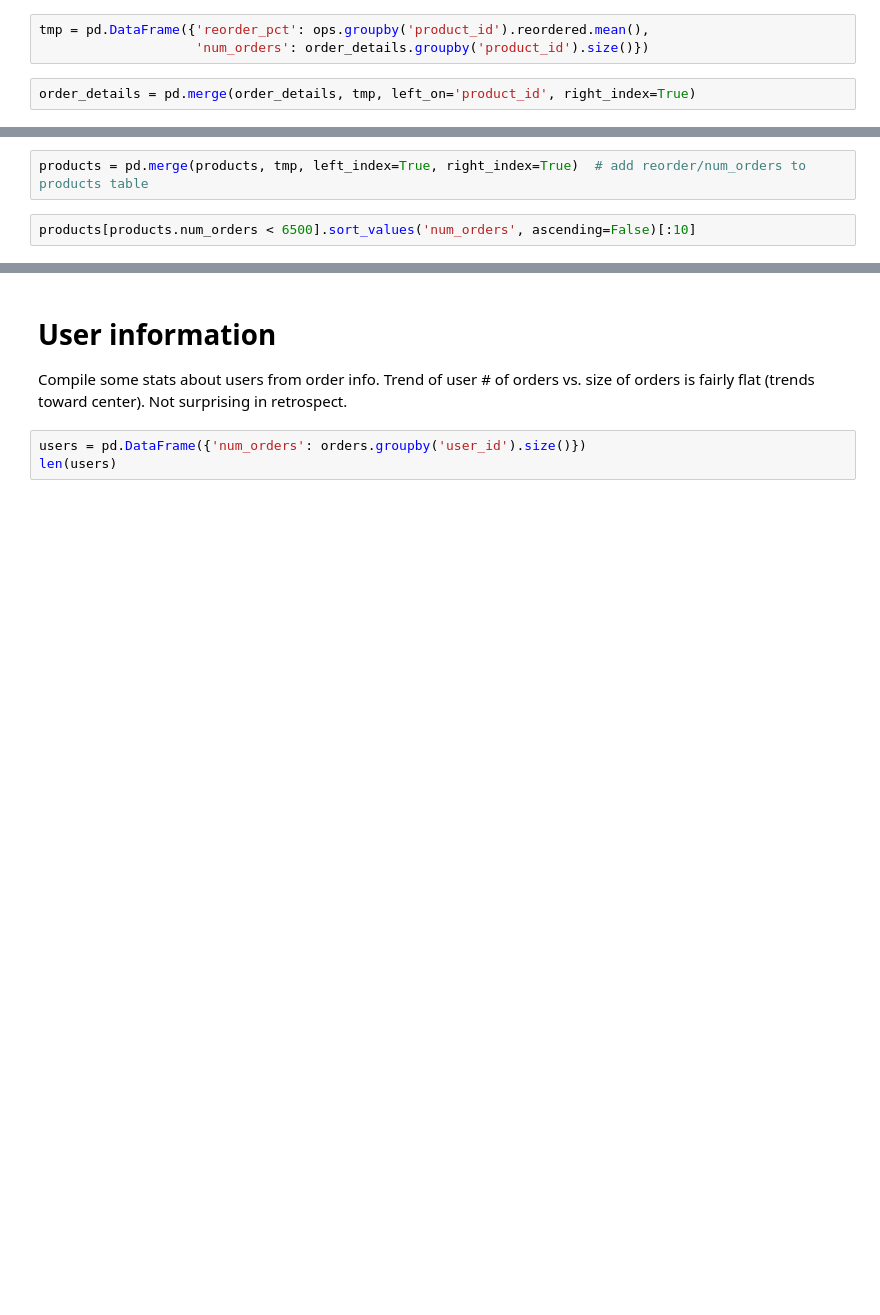
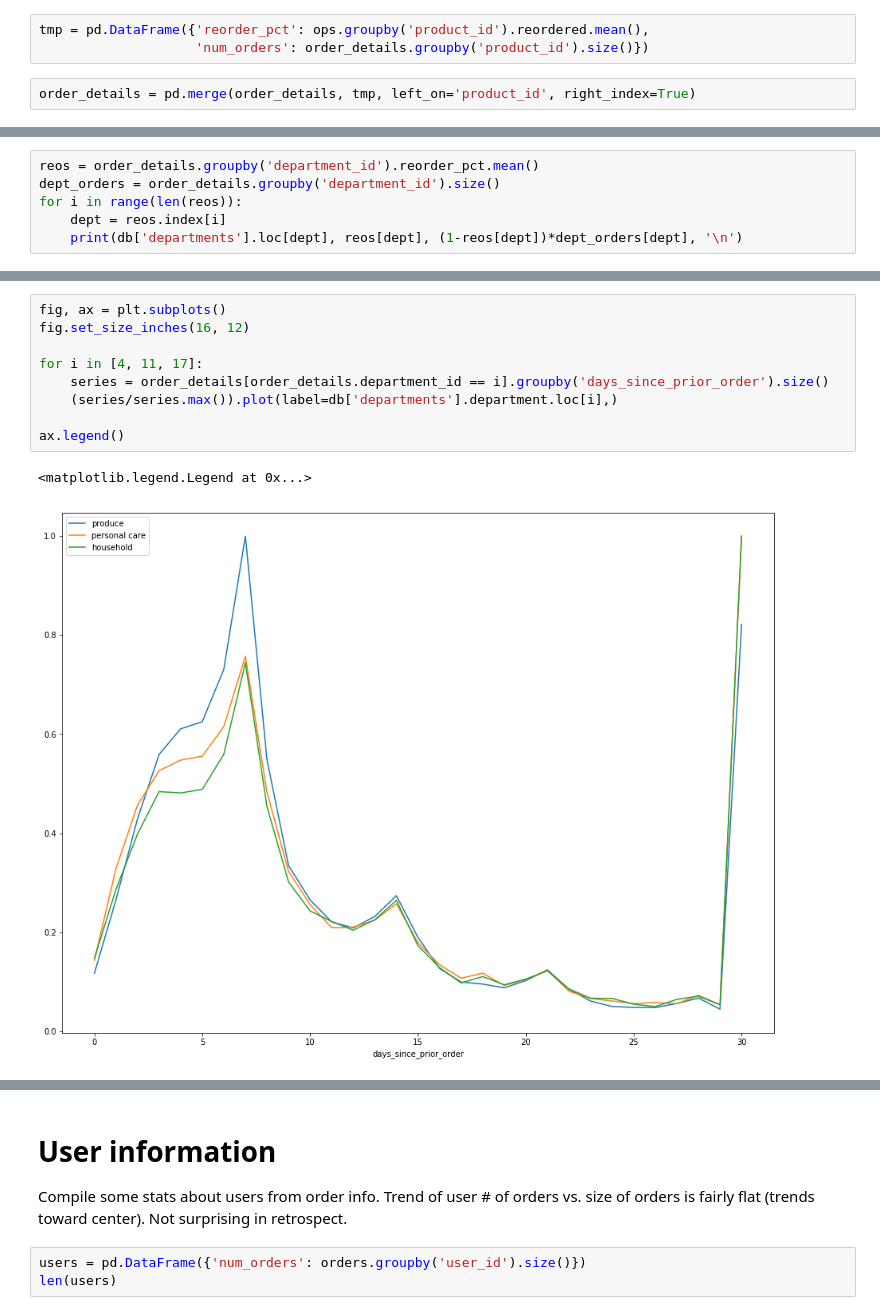
Before and after one commit to notsambeck/eda, a Jupyter notebook: instacart2.ipynb, the cells around one changed output, grey strips where cells are left out. Saved outputs shown, nothing was run; the diff lists cells and outputs as text; blank space fills up the shorter version.

```diff
--- a/instacart2.ipynb
+++ b/instacart2.ipynb
@@ -243,0 +279,6 @@ order_details = pd.merge(order_details, tmp, left_on='product_id', right_index=T
+# %%
+reos = order_details.groupby('department_id').reorder_pct.mean()
+dept_orders = order_details.groupby('department_id').size()
+for i in range(len(reos)):
+    dept = reos.index[i]
+    print(db['departments'].loc[dept], reos[dept], (1-reos[dept])*dept_orders[dept], '\n')
@@ -271,4 +330,12 @@ It is... olive oil. Seems reasonable
-# %%
-products = pd.merge(products, tmp, left_index=True, right_index=True)  # add reorder/num_orders to products table
-# %%
-products[products.num_orders < 6500].sort_values('num_orders', ascending=False)[:10]
+# %%
+fig, ax = plt.subplots()
+fig.set_size_inches(16, 12)
+
+for i in [4, 11, 17]:
+    series = order_details[order_details.department_id == i].groupby('days_since_prior_order').size()
+    (series/series.max()).plot(label=db['departments'].department.loc[i],)
+
+ax.legend()
+# %% [output]
+<matplotlib.legend.Legend at 0x...>
+[figure, added]
```
Also changed, not shown: parts of 29 cells of this notebook.
